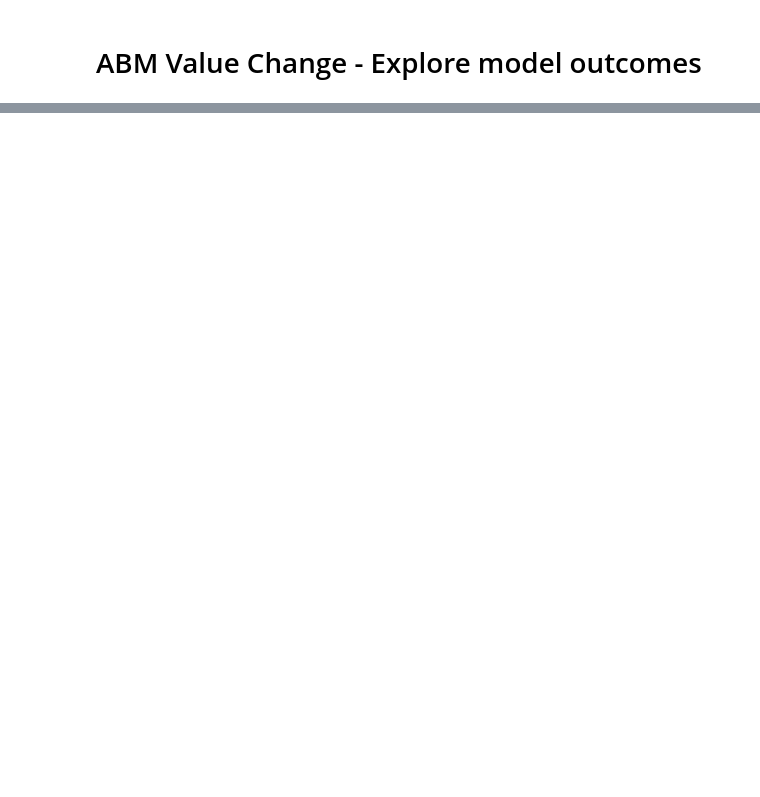
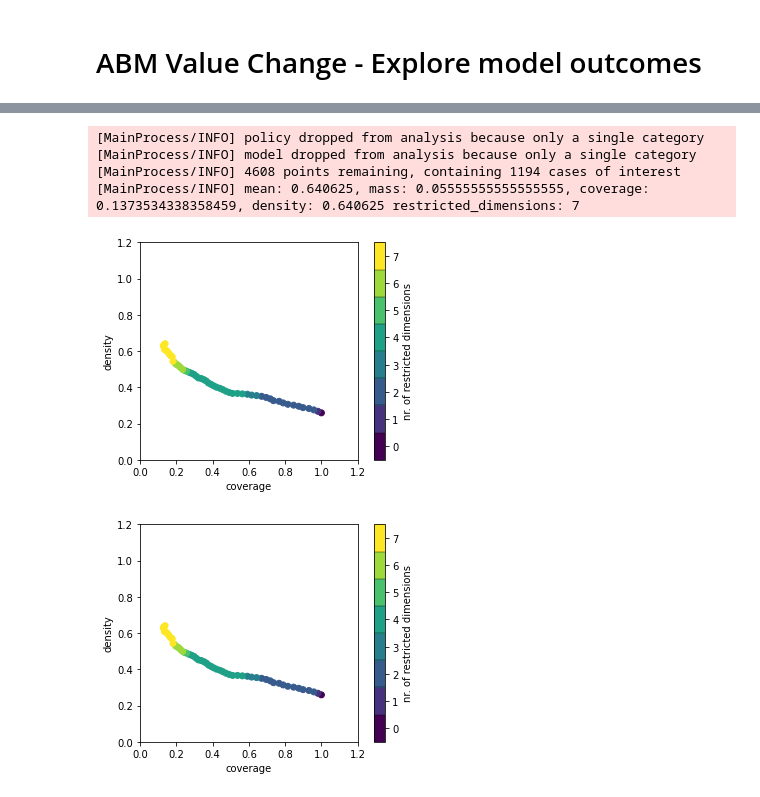
Before and after one commit to tristandewildt/ABM_Value_Change, a Jupyter notebook: ABM_Value_Change.ipynb, the cells around one changed output, grey strips where cells are left out. Drawn from its saved outputs; the diff is of its cells as text; code cells hidden in the pictures; blank space fills up the shorter version.

```diff
--- a/ABM_Value_Change.ipynb
+++ b/ABM_Value_Change.ipynb
@@ -347,0 +186,12 @@ my_interact_manual(plot_sentiment, selected_value=[*dict_anchor_words], starttim
+# %%
+y = df_results[prim_outcome_header] > 900000
+prim_alg = prim.Prim(df_experiments, y, threshold=0.6)
+box1 = prim_alg.find_box()
+box1.show_tradeoff()
+# %% [output]
+[MainProcess/INFO] policy dropped from analysis because only a single category
+[MainProcess/INFO] model dropped from analysis because only a single category
+[MainProcess/INFO] 4608 points remaining, containing 1194 cases of interest
+[MainProcess/INFO] mean: 0.640625, mass: 0.05555555555555555, coverage: 0.1373534338358459, density: 0.640625 restricted_dimensions: 7
+[figure, added]
+[figure, added]
```
Also changed, not shown: parts of 60 cells of this notebook.
